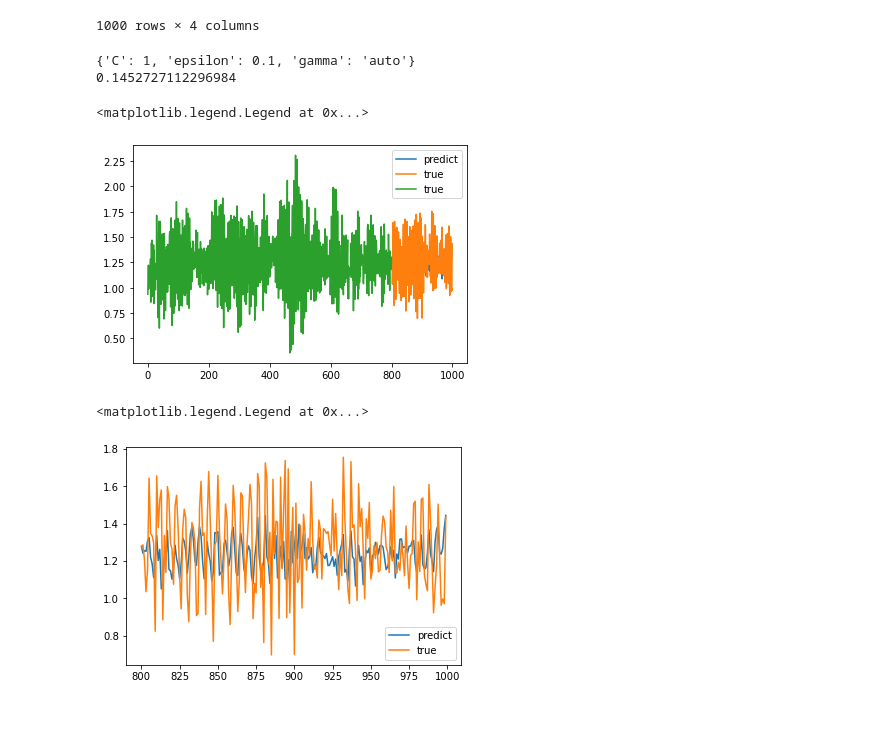
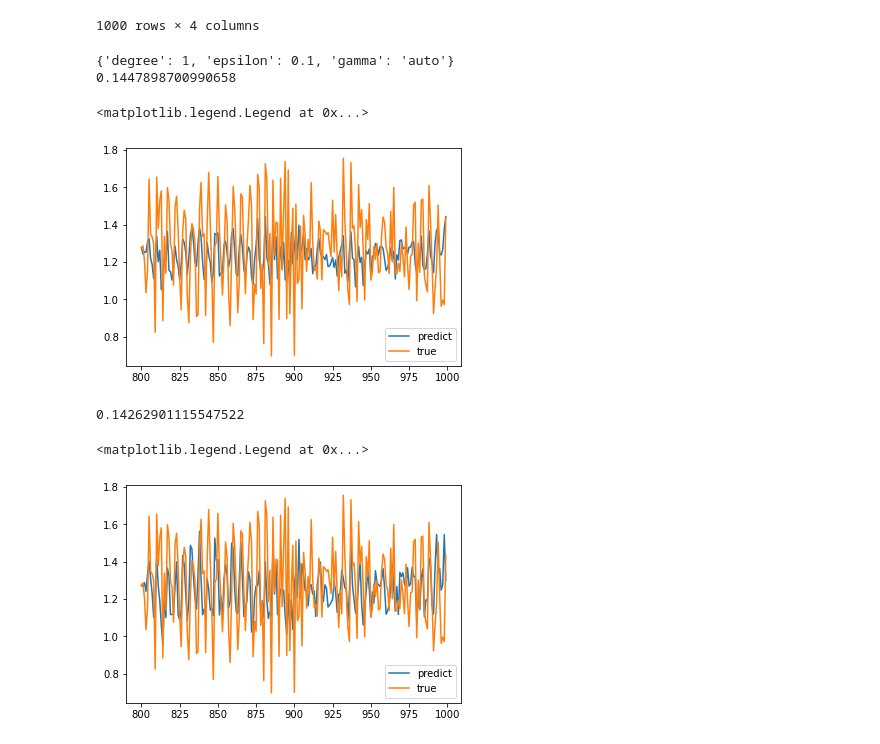
Before and after one commit to petmila/ITMO-AppliedMath, a Jupyter notebook: lab4-5sem/lab-4-5sem.ipynb, the cells around one changed output. Drawn from its saved outputs; the diff is of its cells as text; code cells hidden in the pictures; blank space fills up the shorter version.

```diff
--- a/lab4-5sem/lab-4-5sem.ipynb
+++ b/lab4-5sem/lab-4-5sem.ipynb
@@ -120,31 +120,37 @@ test_x, test_y = df_test.drop(columns=['target']), pd.Series(df_test['target'])
 # %%
 from sklearn.svm import SVR
 from sklearn.model_selection import GridSearchCV
 
-baseline_model = SVR()
-parameters = {'epsilon': [1, 0.1, 0.01, 0.05, 0.001], 'gamma': ['scale', 'auto']}
+baseline_model = SVR(kernel='poly')
+parameters = {'epsilon': [1, 0.1, 0.01, 0.05, 0.001], 'gamma': ['scale', 'auto'], 'degree': [1, 2, 1.5, 3, 2.5]}
 clf = GridSearchCV(baseline_model, param_grid=parameters, cv=5)
 clf.fit(train_x, train_y)
-model = SVR(kernel='rbf', epsilon=clf.best_params_['epsilon'], gamma=clf.best_params_['gamma'])
+model = SVR(kernel='poly', degree=clf.best_params_['degree'], epsilon=clf.best_params_['epsilon'], gamma=clf.best_params_['gamma'])
 print(clf.best_params_)
 model.fit(train_x, train_y)
 predictions = model.predict(test_x)
 errors = np.array(abs(predictions - test_y)/test_y)
 print(errors.mean())
 plt.plot(test_y.index, predictions, label='predict')
 plt.plot(test_y.index, test_y, label='true')
 plt.legend()
 # %% [output]
-{'C': 1, 'epsilon': 0.1, 'gamma': 'auto'}
-0.1452727112296984
+{'degree': 1, 'epsilon': 0.1, 'gamma': 'auto'}
+0.1447898700990658
 <matplotlib.legend.Legend at 0x...>
-[figure, old version]
+[figure, new version]
 # %%
+model = SVR(kernel='rbf', epsilon=0.00001, gamma='scale')
+model.fit(train_x, train_y)
+predictions = model.predict(test_x)
+errors = np.array(abs(predictions - test_y)/test_y)
+print(errors.mean())
 plt.plot(test_y.index, predictions, label='predict')
 plt.plot(test_y.index, test_y, label='true')
 plt.legend()
 # %% [output]
-<matplotlib.legend.Legend at 0x...>
+0.14262901115547522
+<matplotlib.legend.Legend at 0x...>
-[figure, old version]
+[figure, new version]
 # %%
 'rbf', 'sigmoid'
```
Also changed, not shown: 1 other file.
